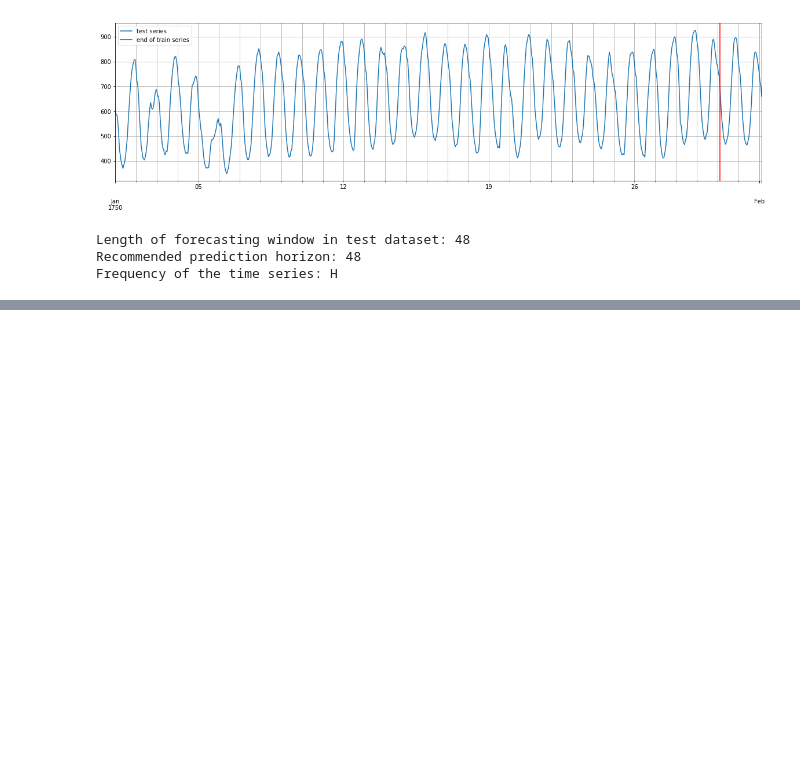
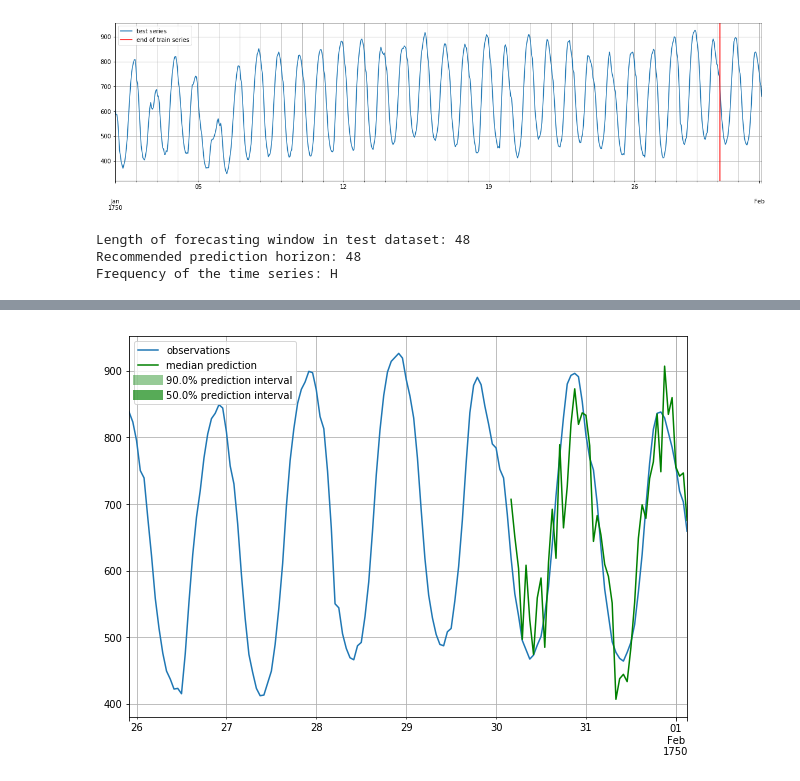
Before and after one commit to VincentVillet/gluonts_exploration, a Jupyter notebook: quick_start_tutorial.ipynb, the cells around one changed output, grey strips where cells are left out. Drawn from its saved outputs; the diff is of its cells as text; code cells hidden in the pictures; blank space fills up the shorter version.

```diff
--- a/quick_start_tutorial.ipynb
+++ b/quick_start_tutorial.ipynb
@@ -54,0 +300,13 @@ Frequency of the time series: H
+# %%
+estimator = MyEstimator(
+    prediction_length=dataset.metadata.prediction_length,
+    context_length=100,
+    freq=dataset.metadata.freq,
+    trainer=Trainer(ctx="cpu",
+                    epochs=5,
+                    learning_rate=1e-3,
+                    num_batches_per_epoch=100
+                   )
+)
+# %%
+predictor = estimator.train(dataset.train)
@@ -54,0 +334,13 @@ Frequency of the time series: H
+# %%
+forecast_it, ts_it = make_evaluation_predictions(
+    dataset=dataset.test,
+    predictor=predictor,
+    num_eval_samples=100
+)
+# %%
+forecasts = list(forecast_it)
+tss = list(ts_it)
+# %%
+plot_prob_forecasts(tss[0], forecasts[0])
+# %% [output]
+[figure, added]
```
Also changed, not shown: parts of 28 cells of this notebook, 1 other file.
